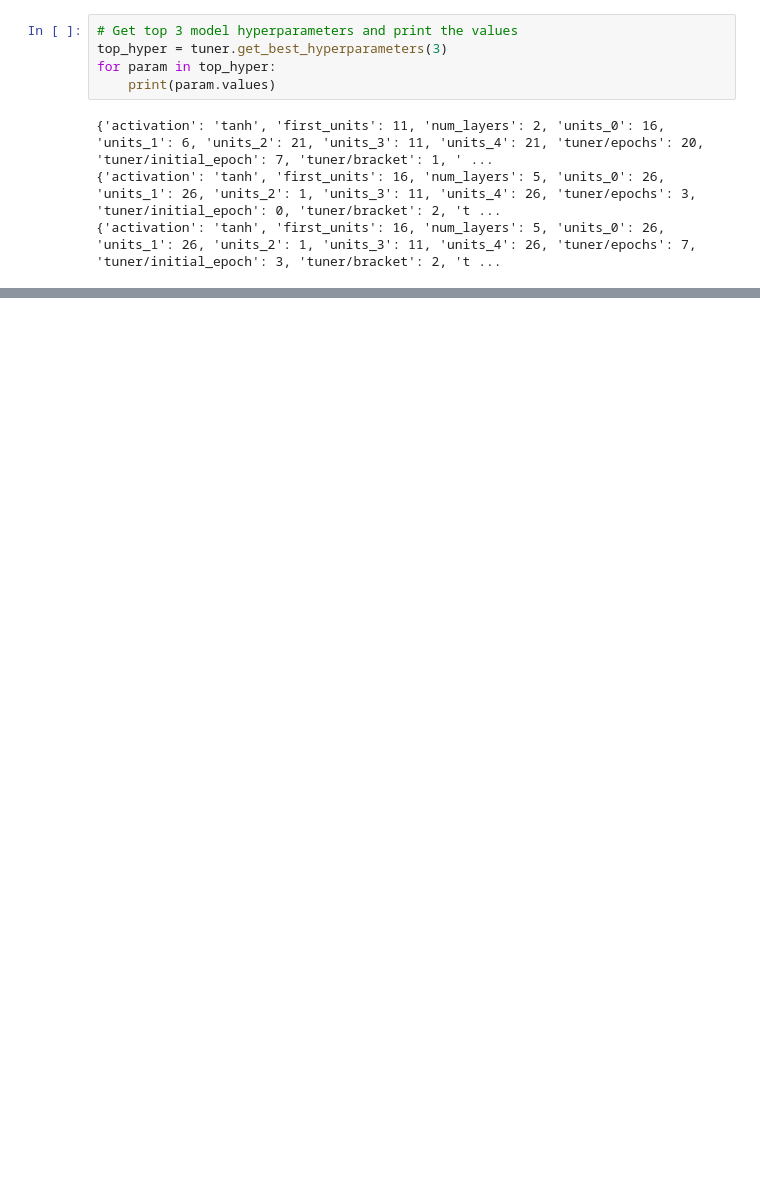
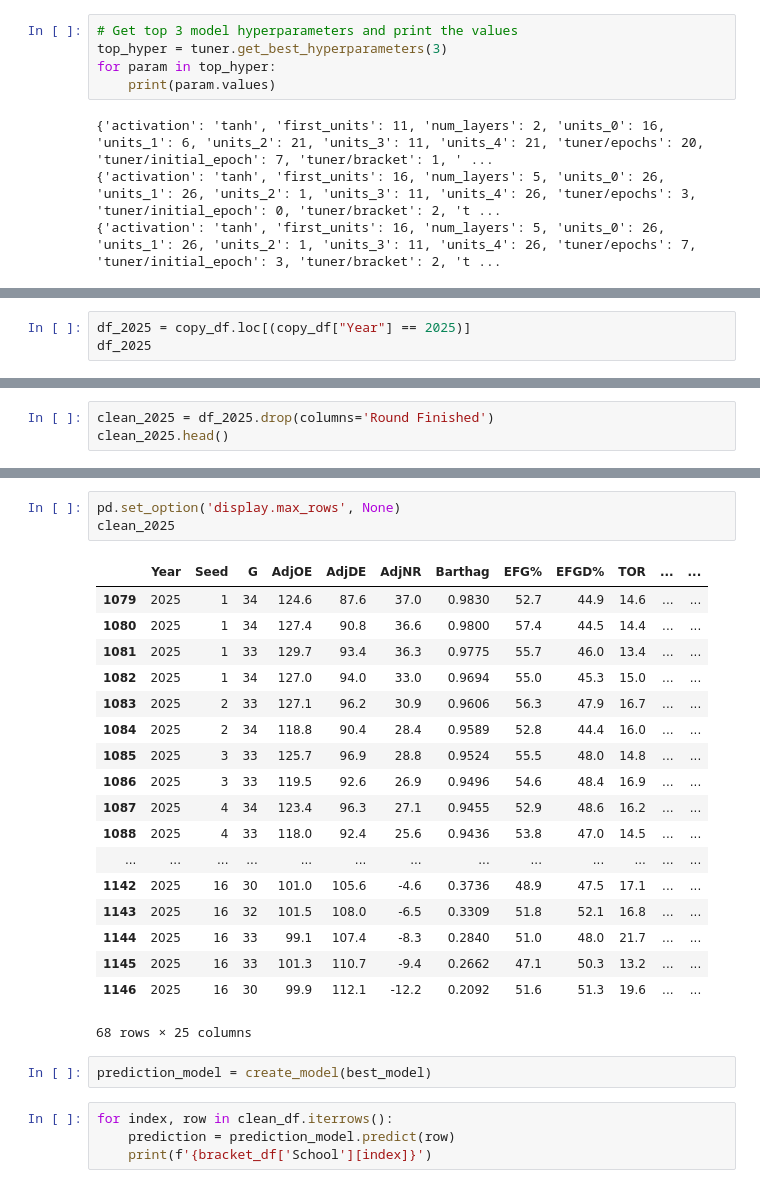
Before and after one commit to makennavick/march-madness-project, a Jupyter notebook: Neural_network_model_tuned_s16.ipynb, the cells around one changed output, grey strips where cells are left out. Cells and saved outputs as stored; diff of their text form; blank space fills up the shorter version.

```diff
--- a/Neural_network_model_tuned_s16.ipynb
+++ b/Neural_network_model_tuned_s16.ipynb
@@ -182,0 +195,3 @@ Loss: 0.4141780436038971, Accuracy: 0.8444444537162781
+# %%
+df_2025 = copy_df.loc[(copy_df["Year"] == 2025)]
+df_2025
@@ -182,0 +212,3 @@ Loss: 0.4141780436038971, Accuracy: 0.8444444537162781
+# %%
+clean_2025 = df_2025.drop(columns='Round Finished')
+clean_2025.head()
@@ -182,0 +223,28 @@ Loss: 0.4141780436038971, Accuracy: 0.8444444537162781
+# %%
+pd.set_option('display.max_rows', None)
+clean_2025
+# %% [output]
+|  | Year | Seed | G | AdjOE | AdjDE | AdjNR | Barthag | EFG% | EFGD% | TOR | ... | ... |
+| 1079 | 2025 | 1 | 34 | 124.6 | 87.6 | 37.0 | 0.9830 | 52.7 | 44.9 | 14.6 | ... | ... |
+| 1080 | 2025 | 1 | 34 | 127.4 | 90.8 | 36.6 | 0.9800 | 57.4 | 44.5 | 14.4 | ... | ... |
+| 1081 | 2025 | 1 | 33 | 129.7 | 93.4 | 36.3 | 0.9775 | 55.7 | 46.0 | 13.4 | ... | ... |
+| 1082 | 2025 | 1 | 34 | 127.0 | 94.0 | 33.0 | 0.9694 | 55.0 | 45.3 | 15.0 | ... | ... |
+| 1083 | 2025 | 2 | 33 | 127.1 | 96.2 | 30.9 | 0.9606 | 56.3 | 47.9 | 16.7 | ... | ... |
+| 1084 | 2025 | 2 | 34 | 118.8 | 90.4 | 28.4 | 0.9589 | 52.8 | 44.4 | 16.0 | ... | ... |
+| 1085 | 2025 | 3 | 33 | 125.7 | 96.9 | 28.8 | 0.9524 | 55.5 | 48.0 | 14.8 | ... | ... |
+| 1086 | 2025 | 3 | 33 | 119.5 | 92.6 | 26.9 | 0.9496 | 54.6 | 48.4 | 16.9 | ... | ... |
+| 1087 | 2025 | 4 | 34 | 123.4 | 96.3 | 27.1 | 0.9455 | 52.9 | 48.6 | 16.2 | ... | ... |
+| 1088 | 2025 | 4 | 33 | 118.0 | 92.4 | 25.6 | 0.9436 | 53.8 | 47.0 | 14.5 | ... | ... |
+| ... | ... | ... | ... | ... | ... | ... | ... | ... | ... | ... | ... | ... |
+| 1142 | 2025 | 16 | 30 | 101.0 | 105.6 | -4.6 | 0.3736 | 48.9 | 47.5 | 17.1 | ... | ... |
+| 1143 | 2025 | 16 | 32 | 101.5 | 108.0 | -6.5 | 0.3309 | 51.8 | 52.1 | 16.8 | ... | ... |
+| 1144 | 2025 | 16 | 33 | 99.1 | 107.4 | -8.3 | 0.2840 | 51.0 | 48.0 | 21.7 | ... | ... |
+| 1145 | 2025 | 16 | 33 | 101.3 | 110.7 | -9.4 | 0.2662 | 47.1 | 50.3 | 13.2 | ... | ... |
+| 1146 | 2025 | 16 | 30 | 99.9 | 112.1 | -12.2 | 0.2092 | 51.6 | 51.3 | 19.6 | ... | ... |
+68 rows × 25 columns
+# %%
+prediction_model = create_model(best_model)
+# %%
+for index, row in clean_df.iterrows():
+    prediction = prediction_model.predict(row)
+    print(f'{bracket_df['School'][index]}')
```
Also changed, not shown: parts of 17 cells of this notebook.
